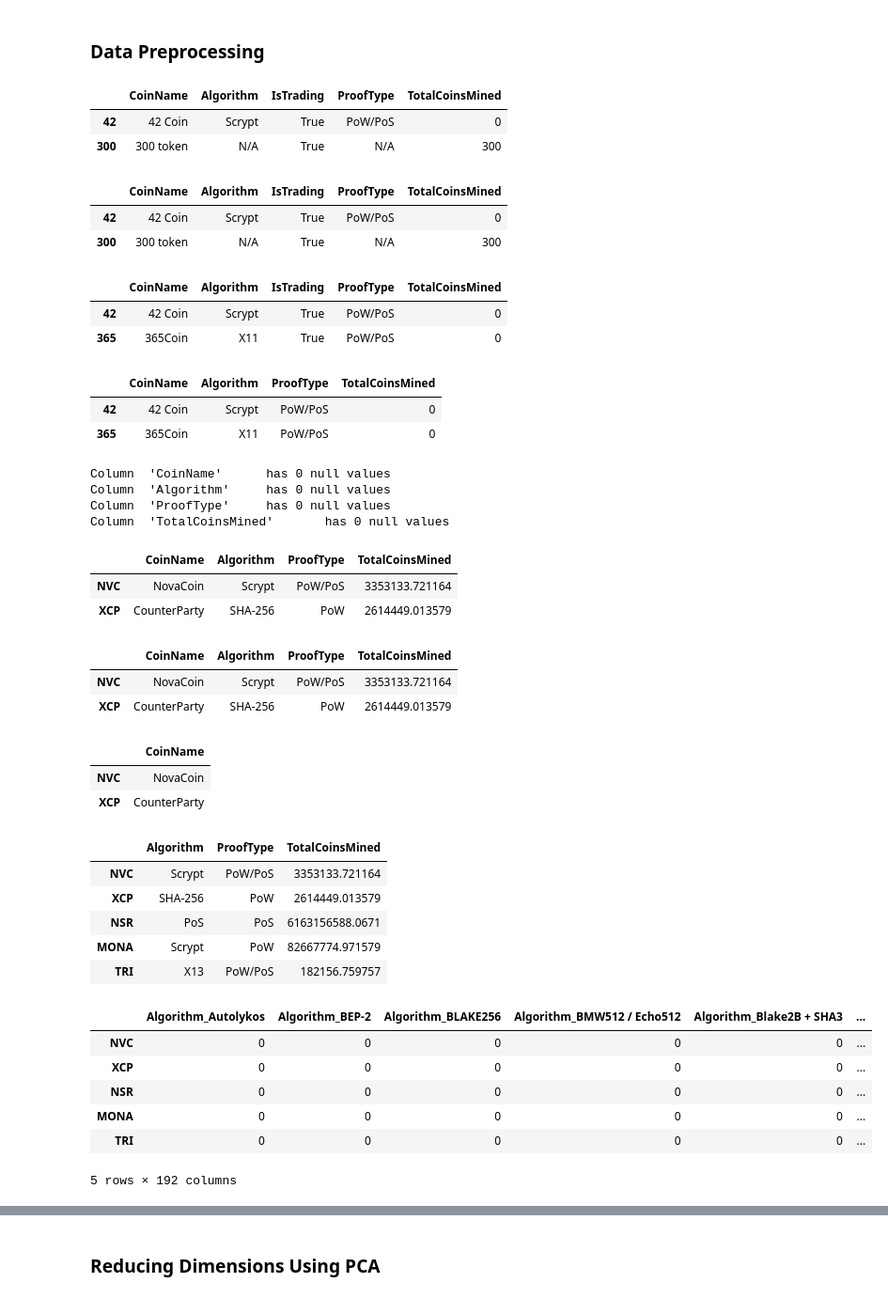
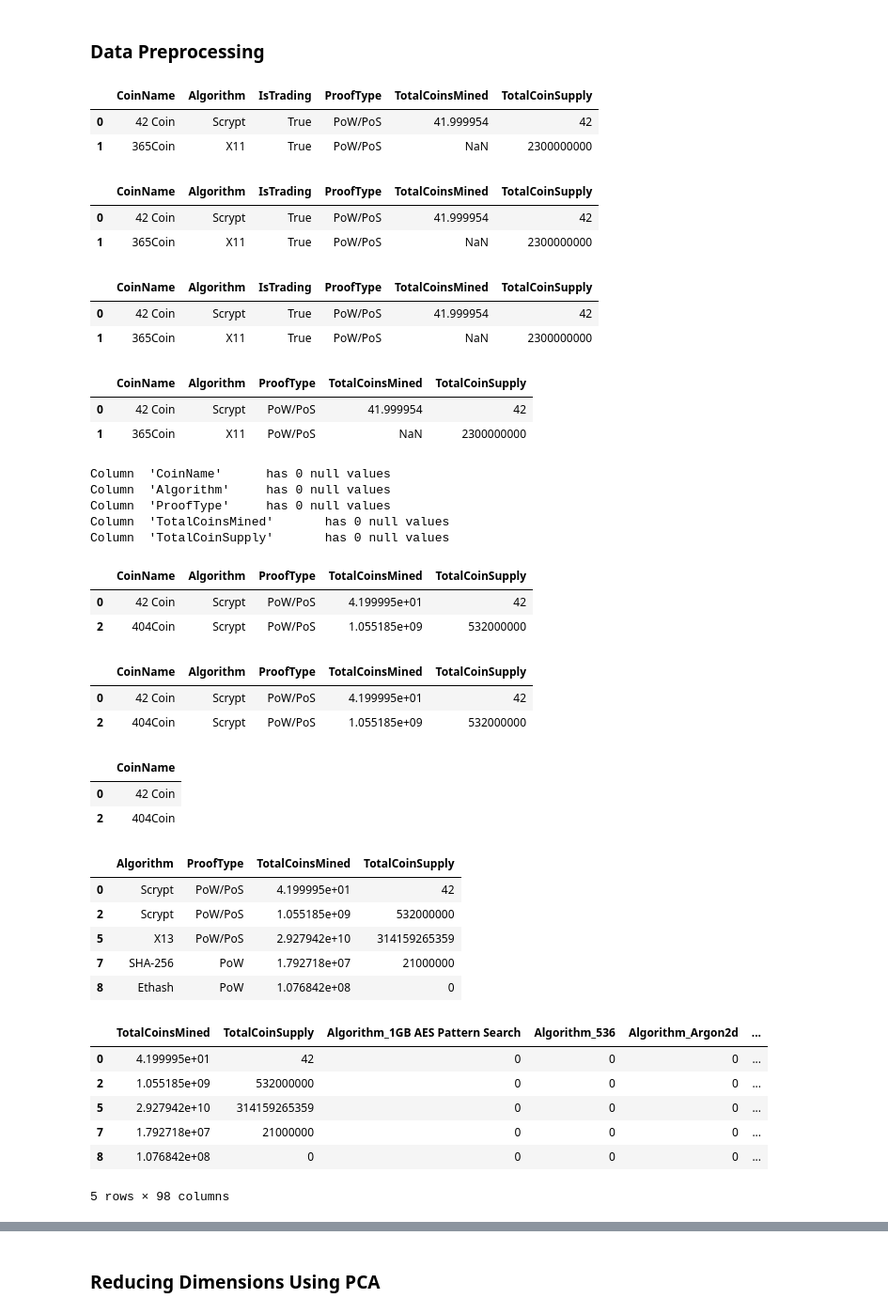
Before and after one commit to etholpalmer/AWS-Unsupervised-Learning, a Jupyter notebook: crypto_clustering.ipynb, the cells around one changed output, grey strips where cells are left out. Shown: that part at 94% size. Cells and saved outputs as stored; diff of their text form; code cells hidden in the pictures.

```diff
--- a/crypto_clustering.ipynb
+++ b/crypto_clustering.ipynb
@@ -80,30 +66,30 @@ df_csv.head()
 # %%
 # Keep only necessary columns:
 # 'CoinName','Algorithm','IsTrading','ProofType','TotalCoinsMined','TotalCoinSupply'
-df = df[['CoinName','Algorithm','IsTrading','ProofType','TotalCoinsMined']]  #,'TotalCoinSupply'
+df = df_csv[['CoinName','Algorithm','IsTrading','ProofType','TotalCoinsMined','TotalCoinSupply']]  #,'TotalCoinSupply'
 df.head(2)
 # %% [output]
-|  | CoinName | Algorithm | IsTrading | ProofType | TotalCoinsMined |
-| 42 | 42 Coin | Scrypt | True | PoW/PoS | 0 |
-| 300 | 300 token | N/A | True | N/A | 300 |
+|  | CoinName | Algorithm | IsTrading | ProofType | TotalCoinsMined | TotalCoinSupply |
+| 0 | 42 Coin | Scrypt | True | PoW/PoS | 41.999954 | 42 |
+| 1 | 365Coin | X11 | True | PoW/PoS | NaN | 2300000000 |
 # %%
 # Keep only cryptocurrencies that are trading
 trading_status = df.IsTrading == True
 df = df[trading_status]
 df.head(2)
 # %% [output]
-|  | CoinName | Algorithm | IsTrading | ProofType | TotalCoinsMined |
-| 42 | 42 Coin | Scrypt | True | PoW/PoS | 0 |
-| 300 | 300 token | N/A | True | N/A | 300 |
+|  | CoinName | Algorithm | IsTrading | ProofType | TotalCoinsMined | TotalCoinSupply |
+| 0 | 42 Coin | Scrypt | True | PoW/PoS | 41.999954 | 42 |
+| 1 | 365Coin | X11 | True | PoW/PoS | NaN | 2300000000 |
 # %%
 # Keep only cryptocurrencies with a working algorithm
 working_algo = df.Algorithm != "N/A"
 df = df[working_algo]
 df.head(2)
 # %% [output]
-|  | CoinName | Algorithm | IsTrading | ProofType | TotalCoinsMined |
-| 42 | 42 Coin | Scrypt | True | PoW/PoS | 0 |
-| 365 | 365Coin | X11 | True | PoW/PoS | 0 |
+|  | CoinName | Algorithm | IsTrading | ProofType | TotalCoinsMined | TotalCoinSupply |
+| 0 | 42 Coin | Scrypt | True | PoW/PoS | 41.999954 | 42 |
+| 1 | 365Coin | X11 | True | PoW/PoS | NaN | 2300000000 |
 # %%
 # Remove the 'IsTrading' column
 if ("IsTrading" in df.columns):
@@ -112,9 +98,9 @@ else:
     print("The 'IsTrading' Column is already deleted")
 df.head(2)
 # %% [output]
-|  | CoinName | Algorithm | ProofType | TotalCoinsMined |
-| 42 | 42 Coin | Scrypt | PoW/PoS | 0 |
-| 365 | 365Coin | X11 | PoW/PoS | 0 |
+|  | CoinName | Algorithm | ProofType | TotalCoinsMined | TotalCoinSupply |
+| 0 | 42 Coin | Scrypt | PoW/PoS | 41.999954 | 42 |
+| 1 | 365Coin | X11 | PoW/PoS | NaN | 2300000000 |
 # %%
 # Remove rows with at least 1 null value
 df.dropna(inplace=True)
@@ -125,23 +111,24 @@ Column  'CoinName'      has 0 null values
 Column  'Algorithm'     has 0 null values
 Column  'ProofType'     has 0 null values
 Column  'TotalCoinsMined'       has 0 null values
+Column  'TotalCoinSupply'       has 0 null values
 # %%
 # Remove rows with cryptocurrencies having no coins mined
 df = df[df.TotalCoinsMined>0]
 df.head(2)
 # %% [output]
-|  | CoinName | Algorithm | ProofType | TotalCoinsMined |
-| NVC | NovaCoin | Scrypt | PoW/PoS | 3353133.721164 |
-| XCP | CounterParty | SHA-256 | PoW | 2614449.013579 |
+|  | CoinName | Algorithm | ProofType | TotalCoinsMined | TotalCoinSupply |
+| 0 | 42 Coin | Scrypt | PoW/PoS | 4.199995e+01 | 42 |
+| 2 | 404Coin | Scrypt | PoW/PoS | 1.055185e+09 | 532000000 |
 # %%
 # Drop rows where there are 'N/A' text values
 Xnavalues = (df.CoinName!="N/A") & (df.Algorithm!="N/A") & (df.ProofType!="N/A")
 df = df[Xnavalues]
 df.head(2)
 # %% [output]
-|  | CoinName | Algorithm | ProofType | TotalCoinsMined |
-| NVC | NovaCoin | Scrypt | PoW/PoS | 3353133.721164 |
-| XCP | CounterParty | SHA-256 | PoW | 2614449.013579 |
+|  | CoinName | Algorithm | ProofType | TotalCoinsMined | TotalCoinSupply |
+| 0 | 42 Coin | Scrypt | PoW/PoS | 4.199995e+01 | 42 |
+| 2 | 404Coin | Scrypt | PoW/PoS | 1.055185e+09 | 532000000 |
 # %%
 # Store the 'CoinName'column in its own DataFrame prior to dropping it from crypto_df
 crypto_df = df.copy(deep=True)
@@ -149,8 +136,8 @@ coin_name_df = pd.DataFrame(data=df.CoinName)
 coin_name_df.head(2)
 # %% [output]
 |  | CoinName |
-| NVC | NovaCoin |
-| XCP | CounterParty |
+| 0 | 42 Coin |
+| 2 | 404Coin |
 # %%
 # Drop the 'CoinName' column since it's not going to be used on the clustering algorithm
 if ("CoinName" in crypto_df.columns):
@@ -159,24 +146,24 @@ else:
     print("CoinName already deleted")
 crypto_df.head()
 # %% [output]
-|  | Algorithm | ProofType | TotalCoinsMined |
-| NVC | Scrypt | PoW/PoS | 3353133.721164 |
-| XCP | SHA-256 | PoW | 2614449.013579 |
-| NSR | PoS | PoS | 6163156588.0671 |
-| MONA | Scrypt | PoW | 82667774.971579 |
-| TRI | X13 | PoW/PoS | 182156.759757 |
+|  | Algorithm | ProofType | TotalCoinsMined | TotalCoinSupply |
+| 0 | Scrypt | PoW/PoS | 4.199995e+01 | 42 |
+| 2 | Scrypt | PoW/PoS | 1.055185e+09 | 532000000 |
+| 5 | X13 | PoW/PoS | 2.927942e+10 | 314159265359 |
+| 7 | SHA-256 | PoW | 1.792718e+07 | 21000000 |
+| 8 | Ethash | PoW | 1.076842e+08 | 0 |
 # %%
 # Create dummy variables for text features
-crypto_df_enc = pd.get_dummies(data=crypto_df)
+crypto_df_enc = pd.get_dummies(data=crypto_df, columns=['Algorithm', 'ProofType'])
 crypto_df_enc.head()
 # %% [output]
-|  | Algorithm_Autolykos | Algorithm_BEP-2 | Algorithm_BLAKE256 | Algorithm_BMW512 / Echo512 | Algorithm_Blake2B + SHA3 | ... |
-| NVC | 0 | 0 | 0 | 0 | 0 | ... |
-| XCP | 0 | 0 | 0 | 0 | 0 | ... |
-| NSR | 0 | 0 | 0 | 0 | 0 | ... |
-| MONA | 0 | 0 | 0 | 0 | 0 | ... |
-| TRI | 0 | 0 | 0 | 0 | 0 | ... |
+|  | TotalCoinsMined | TotalCoinSupply | Algorithm_1GB AES Pattern Search | Algorithm_536 | Algorithm_Argon2d | ... |
+| 0 | 4.199995e+01 | 42 | 0 | 0 | 0 | ... |
+| 2 | 1.055185e+09 | 532000000 | 0 | 0 | 0 | ... |
+| 5 | 2.927942e+10 | 314159265359 | 0 | 0 | 0 | ... |
+| 7 | 1.792718e+07 | 21000000 | 0 | 0 | 0 | ... |
+| 8 | 1.076842e+08 | 0 | 0 | 0 | 0 | ... |
-5 rows × 192 columns
+5 rows × 98 columns
 # %%
 # Standardize data
 from sklearn.preprocessing import StandardScaler
```
Also changed, not shown: parts of 7 cells of this notebook.
